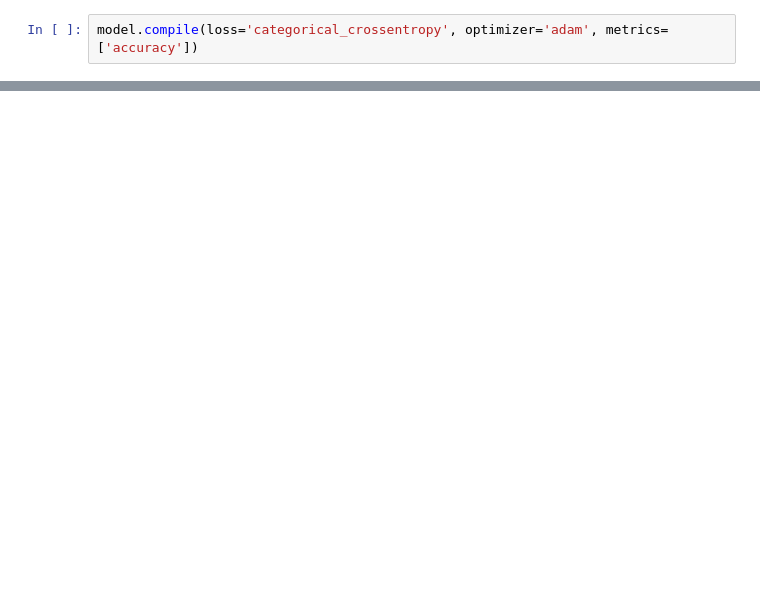
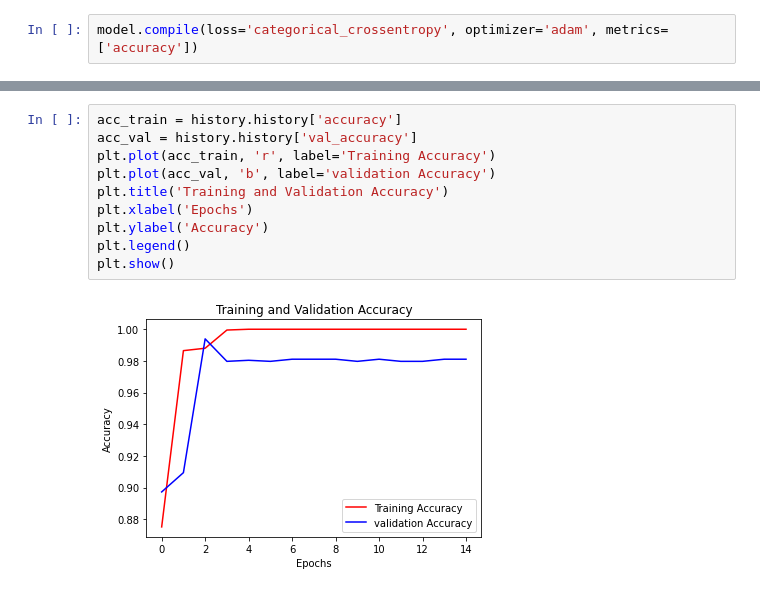
Before and after one commit to W1ckedD/covid_CT_Scan_classification_deep, a Jupyter notebook: 001.ipynb, the cells around one changed output, grey strips where cells are left out. Drawn from its saved outputs; the diff is of its cells as text; blank space fills up the shorter version.

```diff
--- a/001.ipynb
+++ b/001.ipynb
@@ -71,3 +108,15 @@ Epoch 15/15
+# %%
+acc_train = history.history['accuracy']
+acc_val = history.history['val_accuracy']
+plt.plot(acc_train, 'r', label='Training Accuracy')
+plt.plot(acc_val, 'b', label='validation Accuracy')
+plt.title('Training and Validation Accuracy')
+plt.xlabel('Epochs')
+plt.ylabel('Accuracy')
+plt.legend()
+plt.show()
+# %% [output]
+[figure, added]
 # %%
 predicted = model.evaluate(test_batch)
 # %% [output]
```
Also changed, not shown: parts of 7 cells of this notebook, 2 other files.
